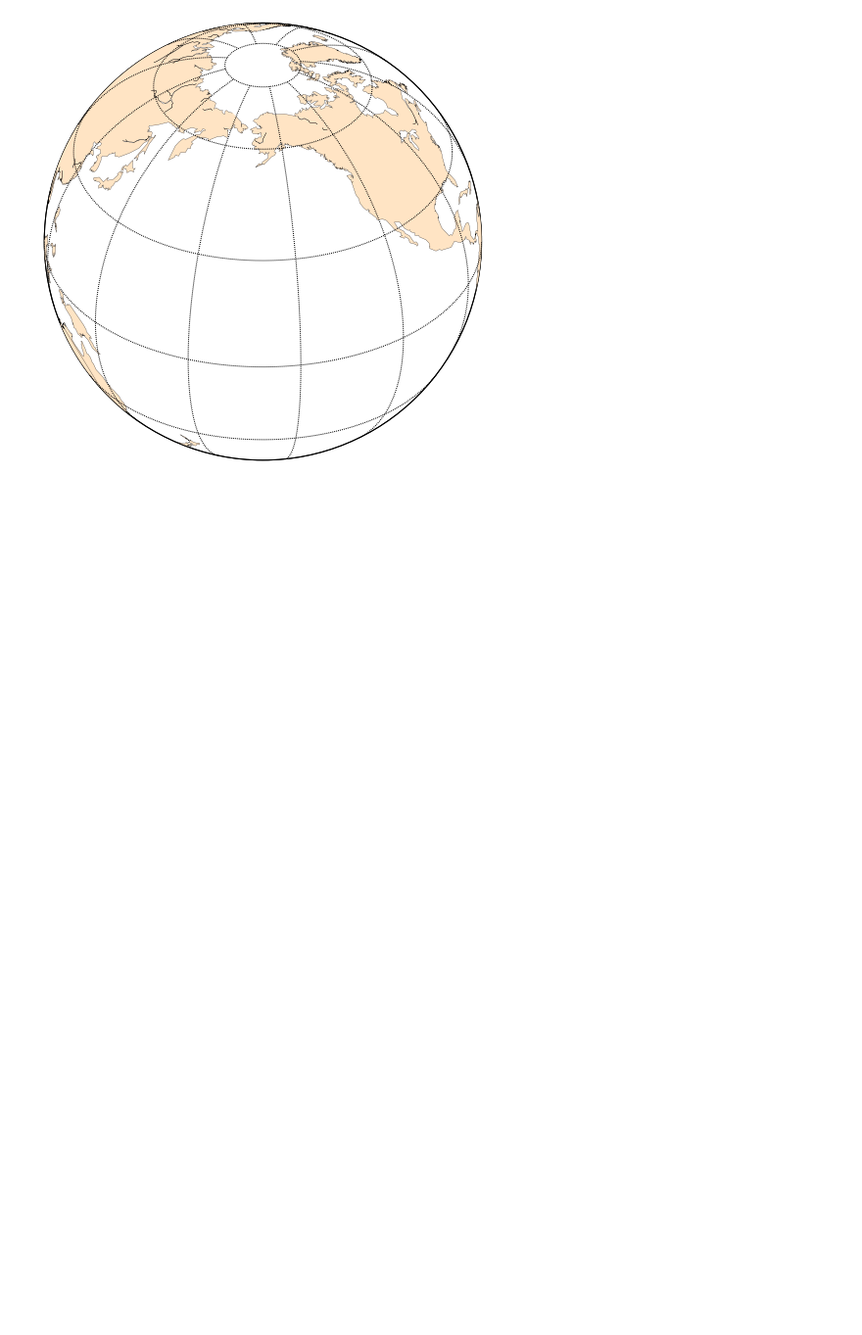
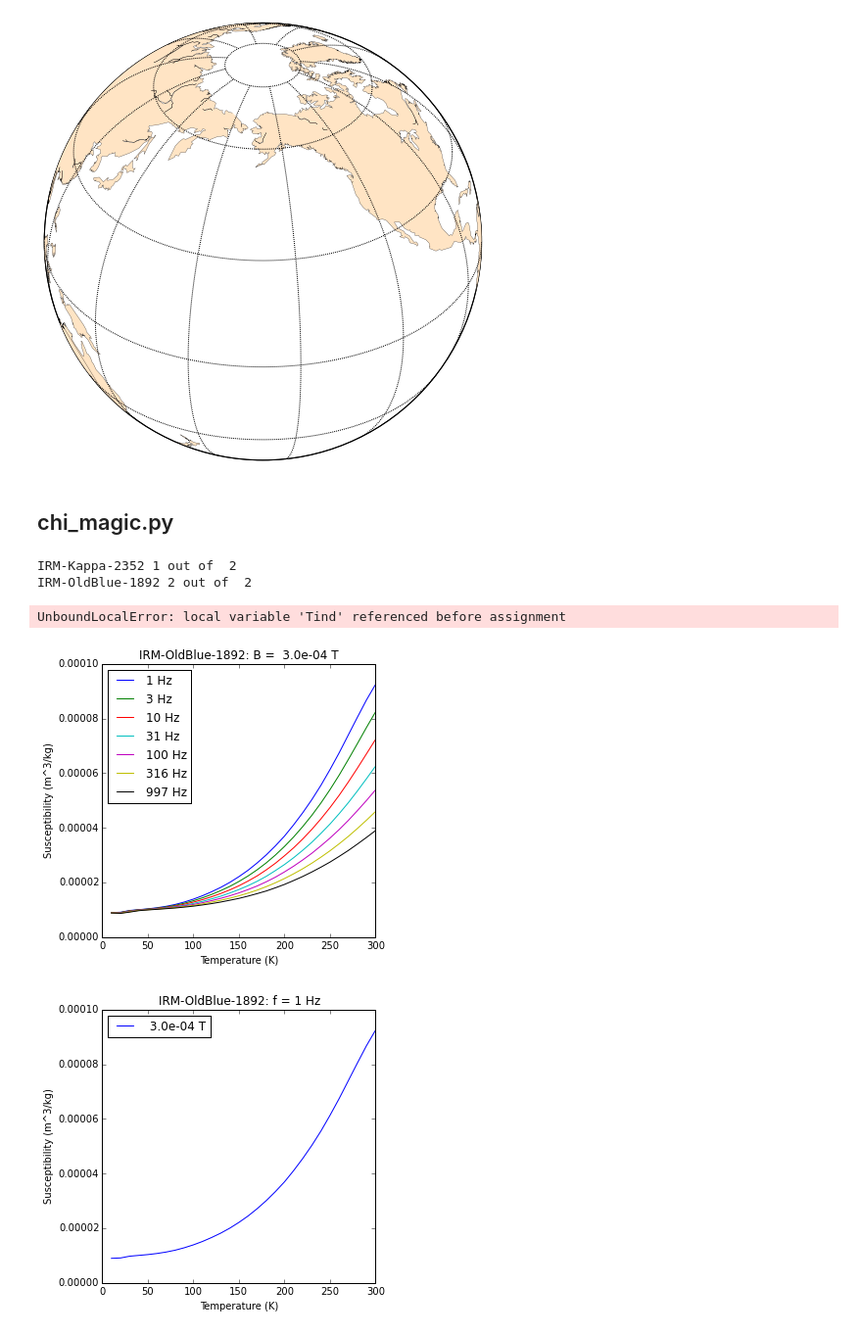
Before and after one commit to PmagPy/2016_Tauxe-et-al_PmagPy_Notebooks, a Jupyter notebook: PmagPy_Notebook_Examples.ipynb, the cells around one changed output. Shown at 98% size. Cells and saved outputs as stored; diff of their text form; code cells hidden in the pictures; blank space fills up the shorter version.

Commit message:
added preliminary chi_magic() function

```diff
--- a/PmagPy_Notebook_Examples.ipynb
+++ b/PmagPy_Notebook_Examples.ipynb
@@ -180,3 +167,5 @@ plt.show()
 # %% [output]
 TypeError: Not implemented for this type
 [figure]
+# %% [markdown]
+## chi_magic.py
@@ -182,0 +371,8 @@ TypeError: Not implemented for this type
+# %%
+chi_magic(path_to_file='./PmagPy_Datafiles/chi_magic/',file_name='chi_magic_example.dat')
+# %% [output]
+IRM-Kappa-2352 1 out of  2
+IRM-OldBlue-1892 2 out of  2
+UnboundLocalError: local variable 'Tind' referenced before assignment
+[figure, added]
+[figure, added]
```
Also changed, not shown: parts of 9 cells of this notebook.
